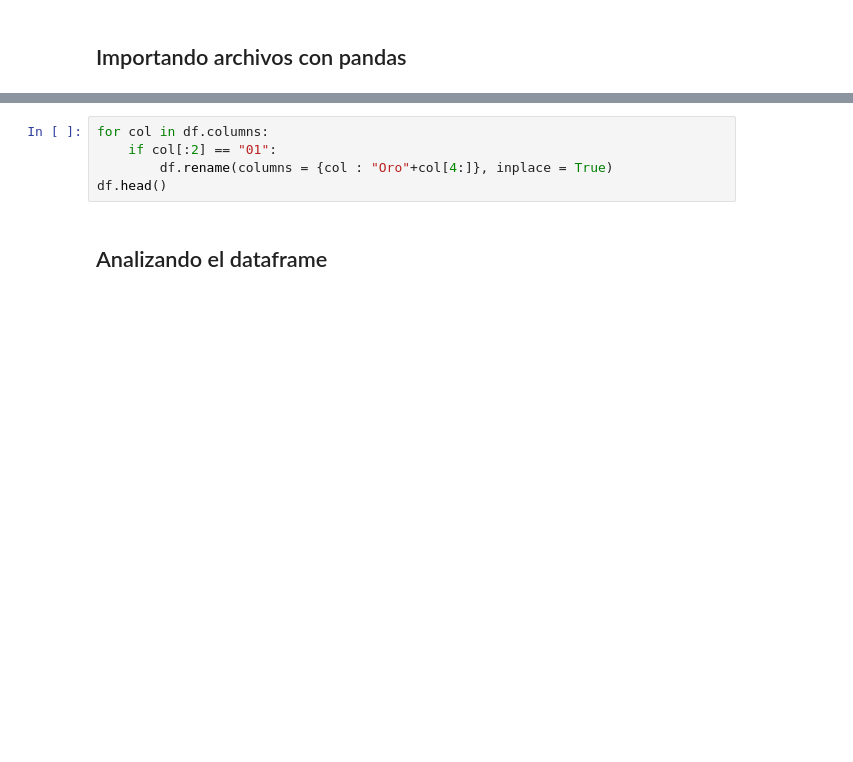
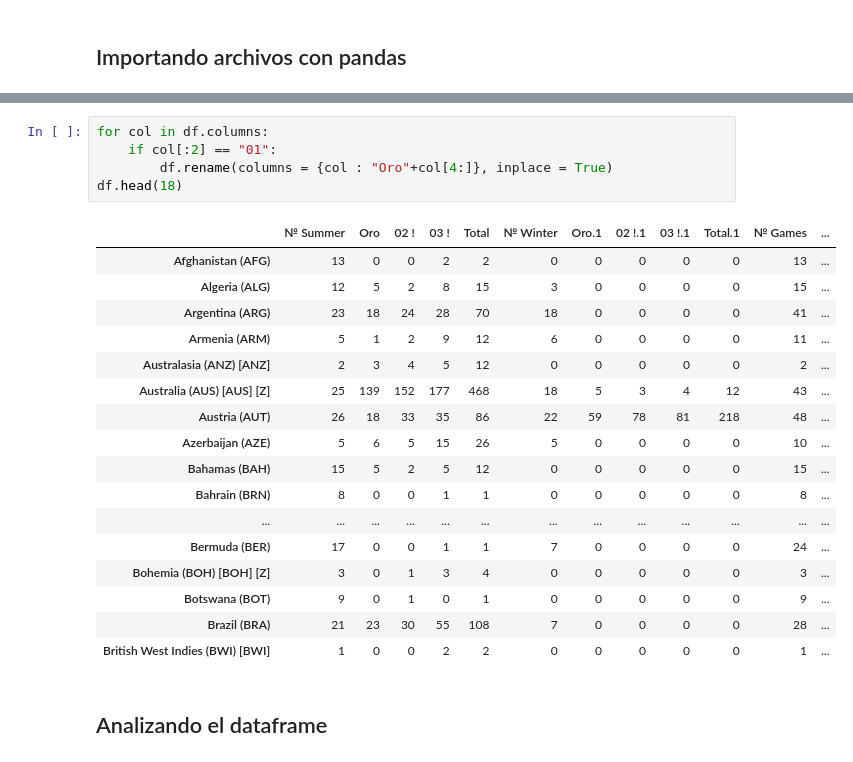
Before and after one commit to bel4212a/Curso-ciencia-de-datos, a Jupyter notebook: Semana-3/Pandas.ipynb, the cells around one changed output, grey strips where cells are left out. Drawn from its saved outputs; the diff is of its cells as text; blank space fills up the shorter version.

```diff
--- a/Semana-3/Pandas.ipynb
+++ b/Semana-3/Pandas.ipynb
@@ -725,8 +1041,26 @@ df.columns
 # %%
 for col in df.columns:
     if col[:2] == "01":
         df.rename(columns = {col : "Oro"+col[4:]}, inplace = True)
-df.head()
+df.head(18)
+# %% [output]
+|  | № Summer | Oro | 02 ! | 03 ! | Total | № Winter | Oro.1 | 02 !.1 | 03 !.1 | Total.1 | № Games | ... |
+| Afghanistan (AFG) | 13 | 0 | 0 | 2 | 2 | 0 | 0 | 0 | 0 | 0 | 13 | ... |
+| Algeria (ALG) | 12 | 5 | 2 | 8 | 15 | 3 | 0 | 0 | 0 | 0 | 15 | ... |
+| Argentina (ARG) | 23 | 18 | 24 | 28 | 70 | 18 | 0 | 0 | 0 | 0 | 41 | ... |
+| Armenia (ARM) | 5 | 1 | 2 | 9 | 12 | 6 | 0 | 0 | 0 | 0 | 11 | ... |
+| Australasia (ANZ) [ANZ] | 2 | 3 | 4 | 5 | 12 | 0 | 0 | 0 | 0 | 0 | 2 | ... |
+| Australia (AUS) [AUS] [Z] | 25 | 139 | 152 | 177 | 468 | 18 | 5 | 3 | 4 | 12 | 43 | ... |
+| Austria (AUT) | 26 | 18 | 33 | 35 | 86 | 22 | 59 | 78 | 81 | 218 | 48 | ... |
+| Azerbaijan (AZE) | 5 | 6 | 5 | 15 | 26 | 5 | 0 | 0 | 0 | 0 | 10 | ... |
+| Bahamas (BAH) | 15 | 5 | 2 | 5 | 12 | 0 | 0 | 0 | 0 | 0 | 15 | ... |
+| Bahrain (BRN) | 8 | 0 | 0 | 1 | 1 | 0 | 0 | 0 | 0 | 0 | 8 | ... |
+| ... | ... | ... | ... | ... | ... | ... | ... | ... | ... | ... | ... | ... |
+| Bermuda (BER) | 17 | 0 | 0 | 1 | 1 | 7 | 0 | 0 | 0 | 0 | 24 | ... |
+| Bohemia (BOH) [BOH] [Z] | 3 | 0 | 1 | 3 | 4 | 0 | 0 | 0 | 0 | 0 | 3 | ... |
+| Botswana (BOT) | 9 | 0 | 1 | 0 | 1 | 0 | 0 | 0 | 0 | 0 | 9 | ... |
+| Brazil (BRA) | 21 | 23 | 30 | 55 | 108 | 7 | 0 | 0 | 0 | 0 | 28 | ... |
+| British West Indies (BWI) [BWI] | 1 | 0 | 0 | 2 | 2 | 0 | 0 | 0 | 0 | 0 | 1 | ... |
 # %% [markdown]
 ## Analizando el dataframe
 # %%
```
Also changed, not shown: parts of 70 cells of this notebook.
